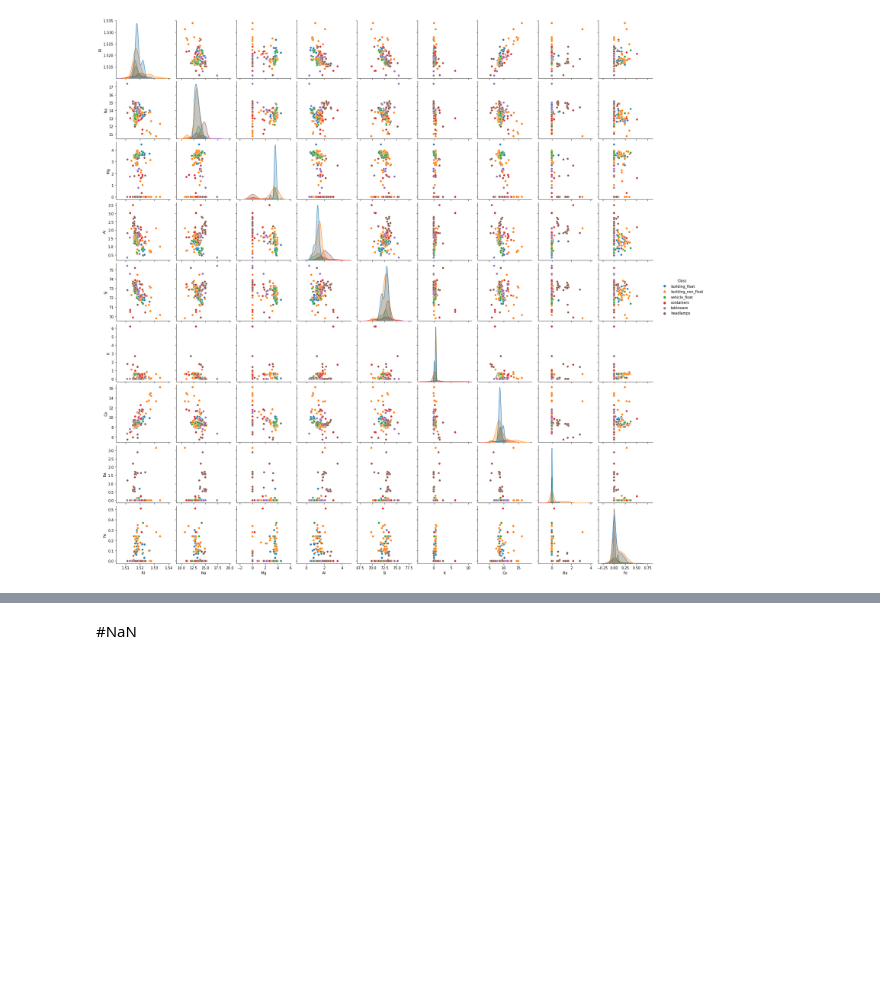
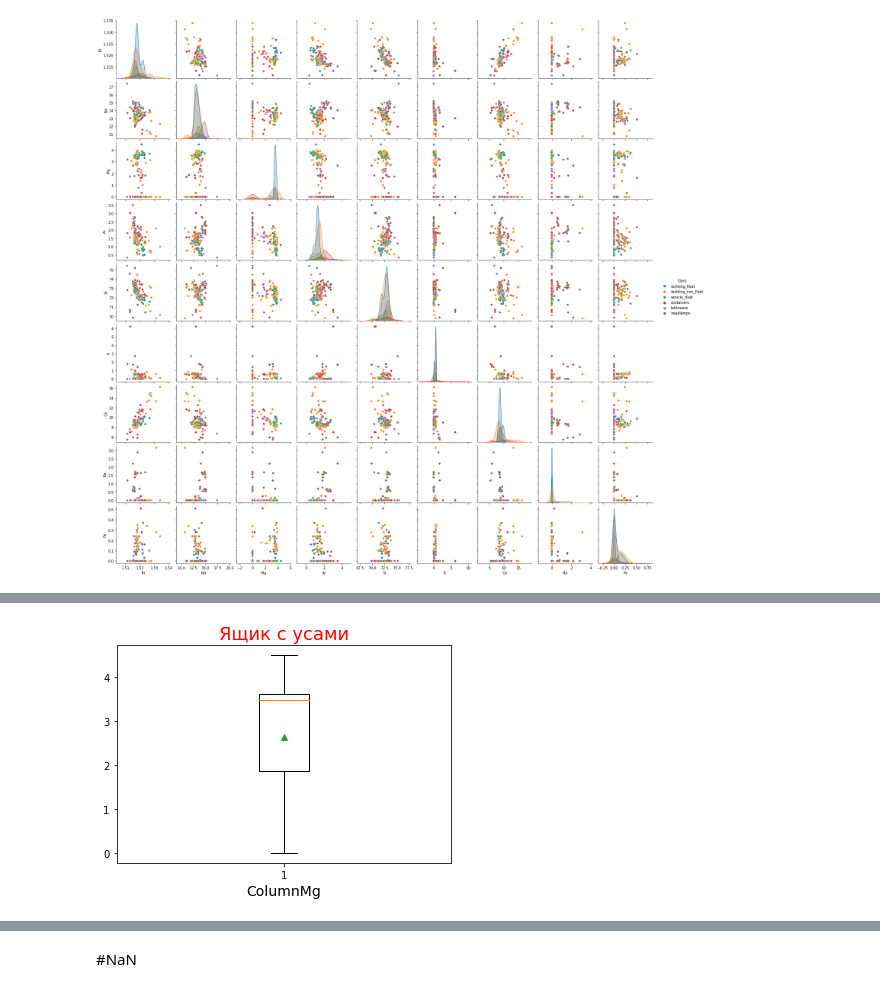
Before and after one commit to Hydixoo/PIS, a Jupyter notebook: PIS2.ipynb, the cells around one changed output, grey strips where cells are left out. Drawn from its saved outputs; the diff is of its cells as text; code cells hidden in the pictures; blank space fills up the shorter version.

```diff
--- a/PIS2.ipynb
+++ b/PIS2.ipynb
@@ -400,0 +541,69 @@ plt.show()
+# %%
+#@title Задание 2
+#@markdown ---
+data_y = "Mg" #@param ["RI", "Na",	"Mg", "Al",	"Si", "K", "Ca", "Ba", "Fe"]
+col1="RI"
+col2="Na"
+col3="Mg"
+col4="Al"
+col5="Si"
+col6="K"
+col7="Ca"
+col8="Ba"
+col9="Fe"
+if data_y == "RI":
+  fig, ax=plt.subplots()
+  ax.boxplot(data[col1][~np.isnan(data[col1])],showmeans=True)
+  ax.set_xlabel("Column"+str(col1),fontsize=14)
+  ax.set_title("Ящик с усами",color='red',fontsize=18)
+  plt.show()
+elif data_y == "Na":
+  fig, ax=plt.subplots()
+  ax.boxplot(data[col2][~np.isnan(data[col2])],showmeans=True)
+  ax.set_xlabel("Column"+str(col2),fontsize=14)
+  ax.set_title("Ящик с усами",color='red',fontsize=18)
+  plt.show()
+elif data_y == "Mg":
+  fig, ax=plt.subplots()
+  ax.boxplot(data[col3][~np.isnan(data[col3])],showmeans=True)
+  ax.set_xlabel("Column"+str(col3),fontsize=14)
+  ax.set_title("Ящик с усами",color='red',fontsize=18)
+  plt.show()
+elif data_y == "Al":
+  fig, ax=plt.subplots()
+  ax.boxplot(data[col4][~np.isnan(data[col4])],showmeans=True)
+  ax.set_xlabel("Column"+str(col4),fontsize=14)
+  ax.set_title("Ящик с усами",color='red',fontsize=18)
+  plt.show()
+elif data_y == "Si":
+  fig, ax=plt.subplots()
+  ax.boxplot(data[col5][~np.isnan(data[col5])],showmeans=True)
+  ax.set_xlabel("Column"+str(col5),fontsize=14)
+  ax.set_title("Ящик с усами",color='red',fontsize=18)
+  plt.show()
+elif data_y == "K":
+  fig, ax=plt.subplots()
+  ax.boxplot(data[col6][~np.isnan(data[col6])],showmeans=True)
+  ax.set_xlabel("Column"+str(col6),fontsize=14)
+  ax.set_title("Ящик с усами",color='red',fontsize=18)
+  plt.show()
+elif data_y == "Ca":
+  fig, ax=plt.subplots()
+  ax.boxplot(data[col7][~np.isnan(data[col7])],showmeans=True)
+  ax.set_xlabel("Column"+str(col7),fontsize=14)
+  ax.set_title("Ящик с усами",color='red',fontsize=18)
+  plt.show()
+elif data_y == "Ba":
+  fig, ax=plt.subplots()
+  ax.boxplot(data[col8][~np.isnan(data[col8])],showmeans=True)
+  ax.set_xlabel("Column"+str(col8),fontsize=14)
+  ax.set_title("Ящик с усами",color='red',fontsize=18)
+  plt.show()
+elif data_y == "Fe":
+  fig, ax=plt.subplots()
+  ax.boxplot(data[col9][~np.isnan(data[col9])],showmeans=True)
+  ax.set_xlabel("Column"+str(col9),fontsize=14)
+  ax.set_title("Ящик с усами",color='red',fontsize=18)
+  plt.show()
+# %% [output]
+[figure, added]
```
Also changed, not shown: parts of 9 cells of this notebook.
